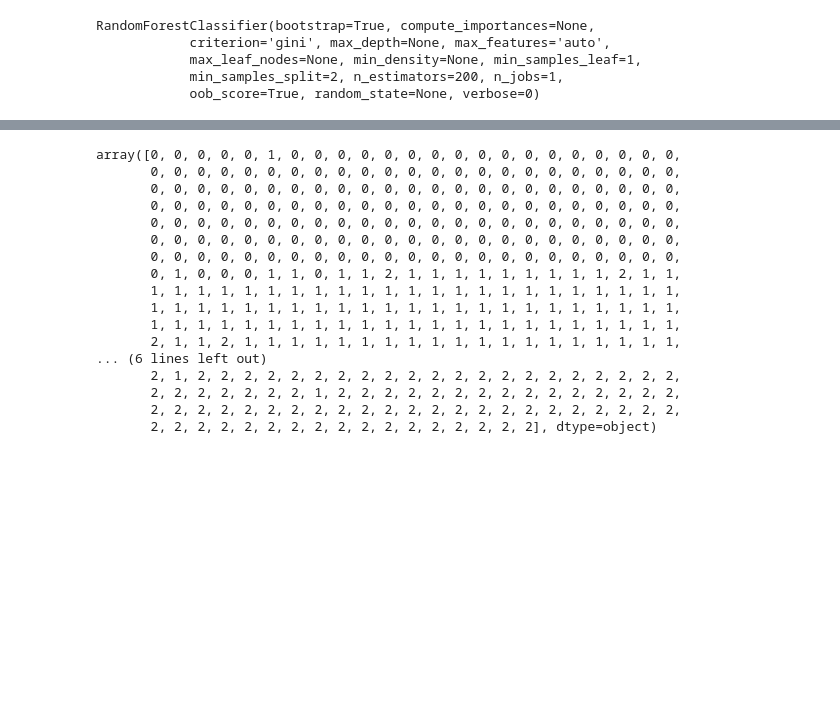
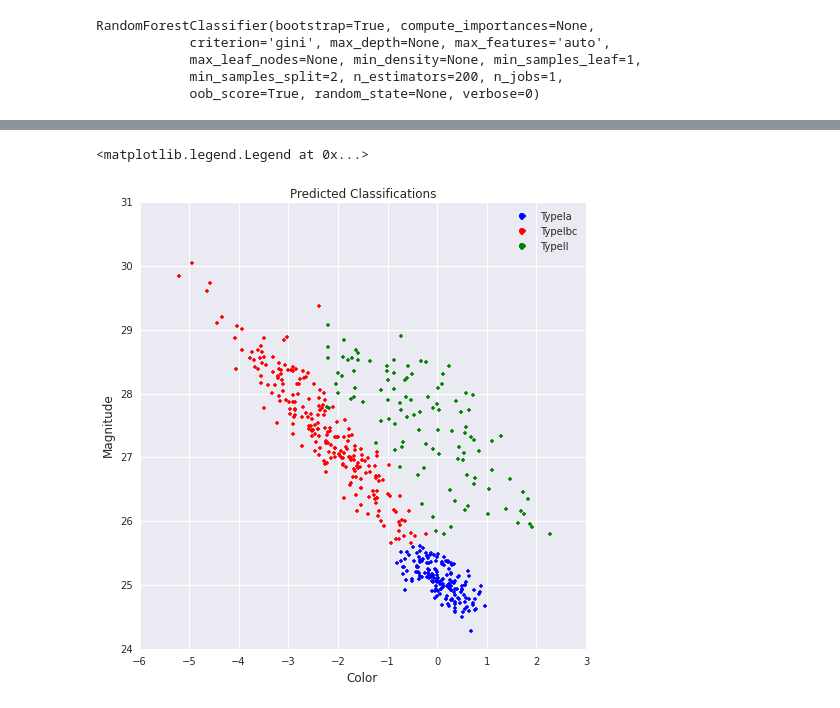
Before and after one commit to sofiatti/SNClassification, a Jupyter notebook: SNe Classification.ipynb, the cells around one changed output, grey strips where cells are left out. Cells and saved outputs as stored; diff of their text form; code cells hidden in the pictures; blank space fills up the shorter version.

Commit message:
Added to SN Classification notebook and added column names to data files.

```diff
--- a/SNe Classification.ipynb
+++ b/SNe Classification.ipynb
@@ -46,0 +49,2 @@ array(['Type Ia', 'Type Ia', 'Type Ia', 'Type Ia', 'Type Ia', 'Type Ia',
+# %%
+X, Y = read_data('sn_data.csv')
@@ -48,6 +55,7 @@ array(['Type Ia', 'Type Ia', 'Type Ia', 'Type Ia', 'Type Ia', 'Type Ia',
 Y[Y=="Type Ia"] = 0
 Y[Y=="Type Ibc"] = 1
 Y[Y=="Type II"] = 2
+Y = Y.astype(int)
 # %%
 xtrain = X[::2,:]
 xtest = X[1::2,:]
@@ -105,20 +125,17 @@ plt.show()
-# %%
-ypred
-# %% [output]
-array([0, 0, 0, 0, 0, 1, 0, 0, 0, 0, 0, 0, 0, 0, 0, 0, 0, 0, 0, 0, 0, 0, 0,
-       0, 0, 0, 0, 0, 0, 0, 0, 0, 0, 0, 0, 0, 0, 0, 0, 0, 0, 0, 0, 0, 0, 0,
-       0, 0, 0, 0, 0, 0, 0, 0, 0, 0, 0, 0, 0, 0, 0, 0, 0, 0, 0, 0, 0, 0, 0,
-       0, 0, 0, 0, 0, 0, 0, 0, 0, 0, 0, 0, 0, 0, 0, 0, 0, 0, 0, 0, 0, 0, 0,
-       0, 0, 0, 0, 0, 0, 0, 0, 0, 0, 0, 0, 0, 0, 0, 0, 0, 0, 0, 0, 0, 0, 0,
-       0, 0, 0, 0, 0, 0, 0, 0, 0, 0, 0, 0, 0, 0, 0, 0, 0, 0, 0, 0, 0, 0, 0,
-       0, 0, 0, 0, 0, 0, 0, 0, 0, 0, 0, 0, 0, 0, 0, 0, 0, 0, 0, 0, 0, 0, 0,
-       0, 1, 0, 0, 0, 1, 1, 0, 1, 1, 2, 1, 1, 1, 1, 1, 1, 1, 1, 1, 2, 1, 1,
-       1, 1, 1, 1, 1, 1, 1, 1, 1, 1, 1, 1, 1, 1, 1, 1, 1, 1, 1, 1, 1, 1, 1,
-       1, 1, 1, 1, 1, 1, 1, 1, 1, 1, 1, 1, 1, 1, 1, 1, 1, 1, 1, 1, 1, 1, 1,
-       1, 1, 1, 1, 1, 1, 1, 1, 1, 1, 1, 1, 1, 1, 1, 1, 1, 1, 1, 1, 1, 1, 1,
-       2, 1, 1, 2, 1, 1, 1, 1, 1, 1, 1, 1, 1, 1, 1, 1, 1, 1, 1, 1, 1, 1, 1,
-... (6 lines left out)
-       2, 1, 2, 2, 2, 2, 2, 2, 2, 2, 2, 2, 2, 2, 2, 2, 2, 2, 2, 2, 2, 2, 2,
-       2, 2, 2, 2, 2, 2, 2, 1, 2, 2, 2, 2, 2, 2, 2, 2, 2, 2, 2, 2, 2, 2, 2,
-       2, 2, 2, 2, 2, 2, 2, 2, 2, 2, 2, 2, 2, 2, 2, 2, 2, 2, 2, 2, 2, 2, 2,
-       2, 2, 2, 2, 2, 2, 2, 2, 2, 2, 2, 2, 2, 2, 2, 2, 2], dtype=object)
+# %%
+ind1 = np.where(ypred == 0)
+ind2 = np.where(ypred == 1)
+ind3 = np.where(ypred == 2)
+
+plt.figure(figsize=(8,8))
+plt.plot(xtest[ypred == 0,0], xtest[ypred == 0,1], 'b.', label='TypeIa')
+plt.plot(xtest[ypred == 1,0], xtest[ypred == 1,1], 'r.', label='TypeIbc')
+plt.plot(xtest[ypred == 2,0], xtest[ypred == 2,1], 'g.', label='TypeII')
+
+plt.xlabel('Color', fontsize=12)
+plt.ylabel('Magnitude', fontsize=12)
+plt.title('Predicted Classifications', fontsize=12)
+plt.legend(numpoints=1,markerscale=2)
+# %% [output]
+<matplotlib.legend.Legend at 0x...>
+[figure, added]
```
Also changed, not shown: parts of 17 cells of this notebook, 4 other files.
